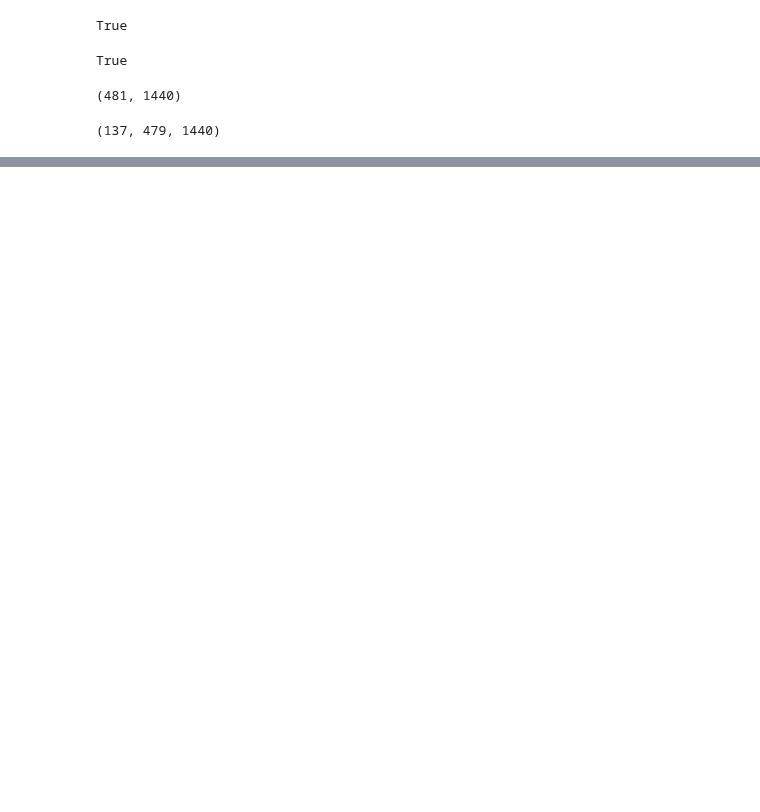
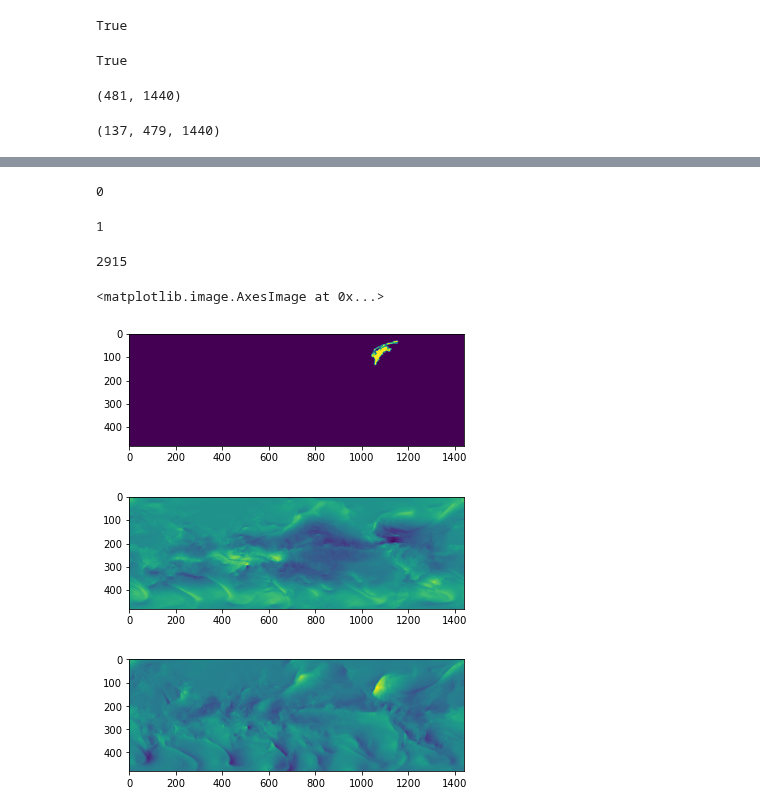
Before and after one commit to markmuetz/mcs_prime, a Jupyter notebook: ctrl/notebooks/dev/calc_moisture_flux_divergence.ipynb, the cells around one changed output, grey strips where cells are left out. Drawn from its saved outputs; the diff is of its cells as text; code cells hidden in the pictures; blank space fills up the shorter version.

```diff
--- a/ctrl/notebooks/dev/calc_moisture_flux_divergence.ipynb
+++ b/ctrl/notebooks/dev/calc_moisture_flux_divergence.ipynb
@@ -146,6 +124,15 @@ Data variables:
+# %%
+e5 = (xr.open_mfdataset(e5paths).sel(latitude=slice(60, -60))
+      .mean(dim='time').load())
 # %%
-u, v = e5uv.u.values, e5uv.v.values
-q = e5q.q.values
+u, v = e5.u.values, e5.v.values
+q = e5.q.values
+T = e5.t.values
+lnsp = e5.lnsp.values
+# %%
+p = e5calc.calc_pressure(lnsp)
+Tv = e5calc.calc_Tv(T, q)
+rho = e5calc.calc_rho(p, Tv)
 # %%
 q.shape
 # %% [output]
@@ -158,13 +145,18 @@ array([1, 2, 3, 4, 5, 6, 7, 8, 9, 0])
 # %%
 def calc_mf_u(rho, q, u):
     """Calculates the x-component of density-weighted moisture flux on a c-grid"""
-    return 1 / 4 * (q + np.roll(q, -1, axis=2)) * (u + np.roll(u, -1, axis=2)) * rho[:, None, None]
+    def calc_mid(var):
+        return (var + np.roll(var, -1, axis=2)) / 2
+    # return calc_mid(rho) * calc_mid(q) * calc_mid(u)
+    return calc_mid(rho * q * u)
 
 def calc_mf_v(rho, q, v):
     """Calculates the y-component of density-weighted moisture flux on a c-grid"""
-    s1 = (slice(None), slice(None, -1), slice(None))
-    s2 = (slice(None), slice(1, None), slice(None))
-    return 1 / 4 * (q[s1] + q[s2]) * (v[s1] + v[s2]) * rho[:, None, None]
+    def calc_mid(var):
+        s1 = (slice(None), slice(None, -1), slice(None))
+        s2 = (slice(None), slice(1, None), slice(None))
+        return (var[s1] + var[s2]) / 2
+    return calc_mid(rho * q * v)
 # %%
 def calc_div_mf(rho, q, u, v, dx, dy):
     """Calculates the divergence of the moisture flux
@@ -288,0 +353,31 @@ np.abs(np.array(vals1) - np.array(vals2)).max()
+# %%
+np.argmin(vals2)  # max. val comes from idx 8.
+# %% [output]
+0
+# %%
+cns[0]  # ... which is cn 1.
+# %% [output]
+1
+# %%
+(e5mask.MCS_cloudnumber.values[6] == cns[0]).sum()  # cn1 comprises 2915 grid cells (wow!)
+# %% [output]
+2915
+# %%
+plt.imshow(e5mask.MCS_cloudnumber.values[6] == cns[0])
+# plt.xlim((550, 650))
+# plt.ylim((250, 350))
+
+plt.figure()
+plt.imshow(mf_u[ml:].mean(axis=0))
+#plt.xlim((550, 650))
+#plt.ylim((250, 350))
+
+plt.figure()
+plt.imshow(mf_v[ml:].mean(axis=0))
+#plt.xlim((550, 650))
+#plt.ylim((250, 350))
+# %% [output]
+<matplotlib.image.AxesImage at 0x...>
+[figure, added]
+[figure, added]
+[figure, added]
```
Also changed, not shown: parts of 66 cells of this notebook, 12 other files.
